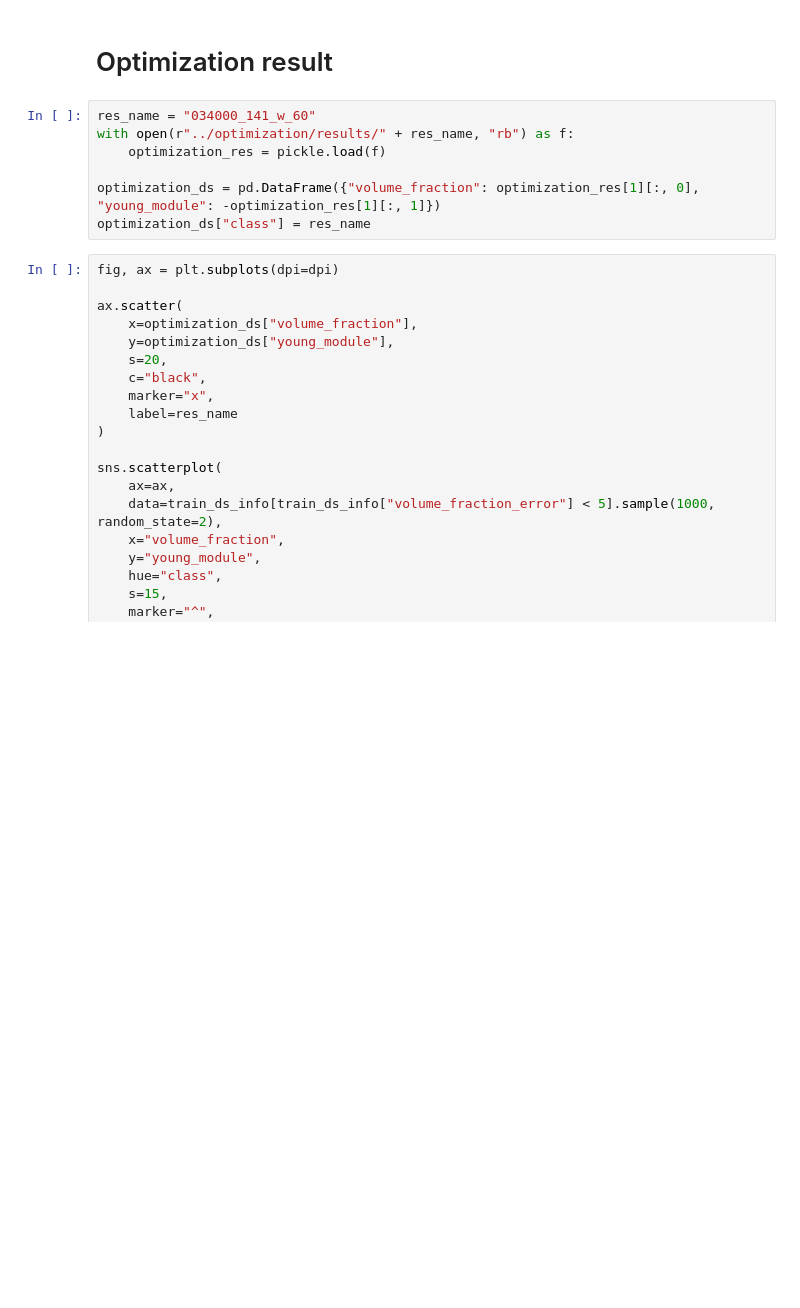
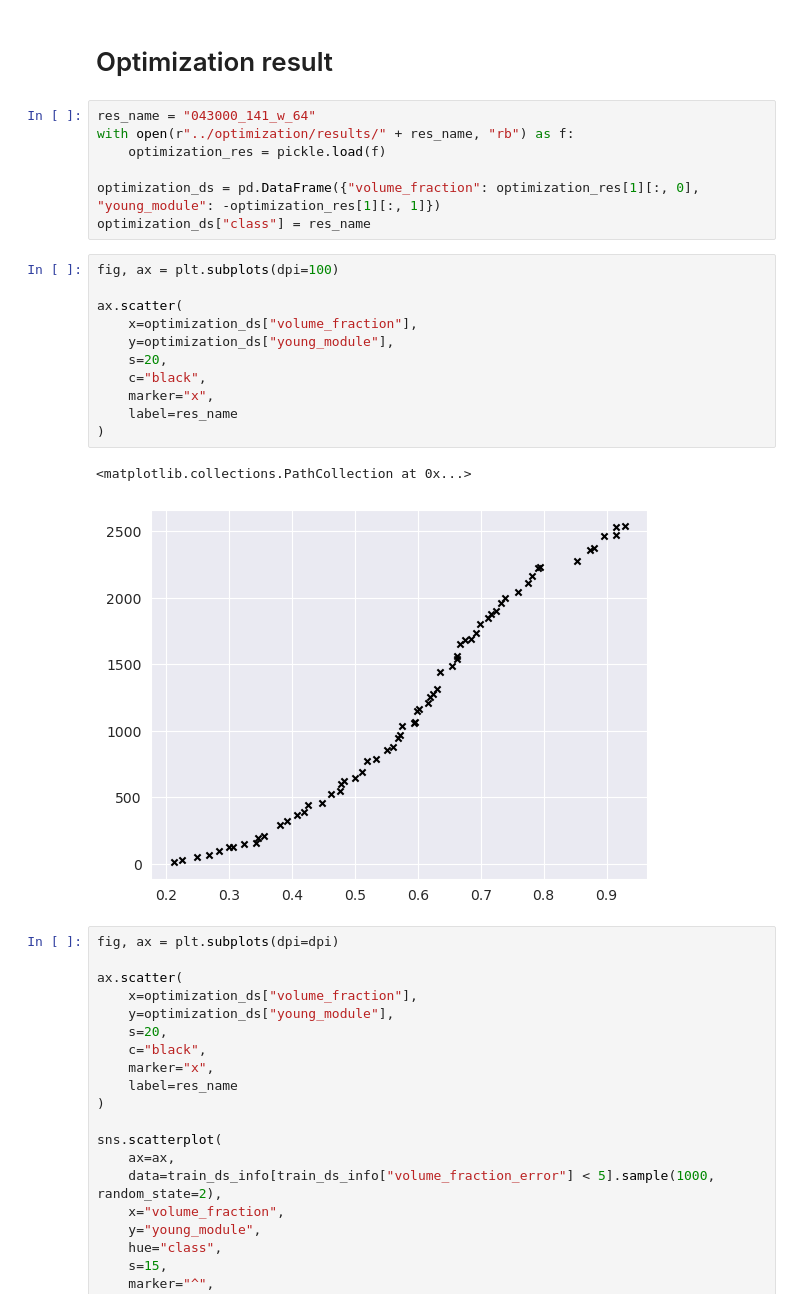
Before and after one commit to evg-kononov/materials-design, a Jupyter notebook: stats/properties.ipynb, the cells around one changed output. Drawn from its saved outputs; the diff is of its cells as text; blank space fills up the shorter version.

```diff
--- a/stats/properties.ipynb
+++ b/stats/properties.ipynb
@@ -141,12 +141,26 @@ ax.legend(title="")
 # %% [markdown]
 # Optimization result
 # %%
-res_name = "034000_141_w_60"
+res_name = "043000_141_w_64"
 with open(r"../optimization/results/" + res_name, "rb") as f:
     optimization_res = pickle.load(f)
 
 optimization_ds = pd.DataFrame({"volume_fraction": optimization_res[1][:, 0], "young_module": -optimization_res[1][:, 1]})
 optimization_ds["class"] = res_name
+# %%
+fig, ax = plt.subplots(dpi=100)
+
+ax.scatter(
+    x=optimization_ds["volume_fraction"],
+    y=optimization_ds["young_module"],
+    s=20,
+    c="black",
+    marker="x",
+    label=res_name
+)
+# %% [output]
+<matplotlib.collections.PathCollection at 0x...>
+[figure, added]
 # %%
 fig, ax = plt.subplots(dpi=dpi)
 
```
Also changed, not shown: 5 other files.
